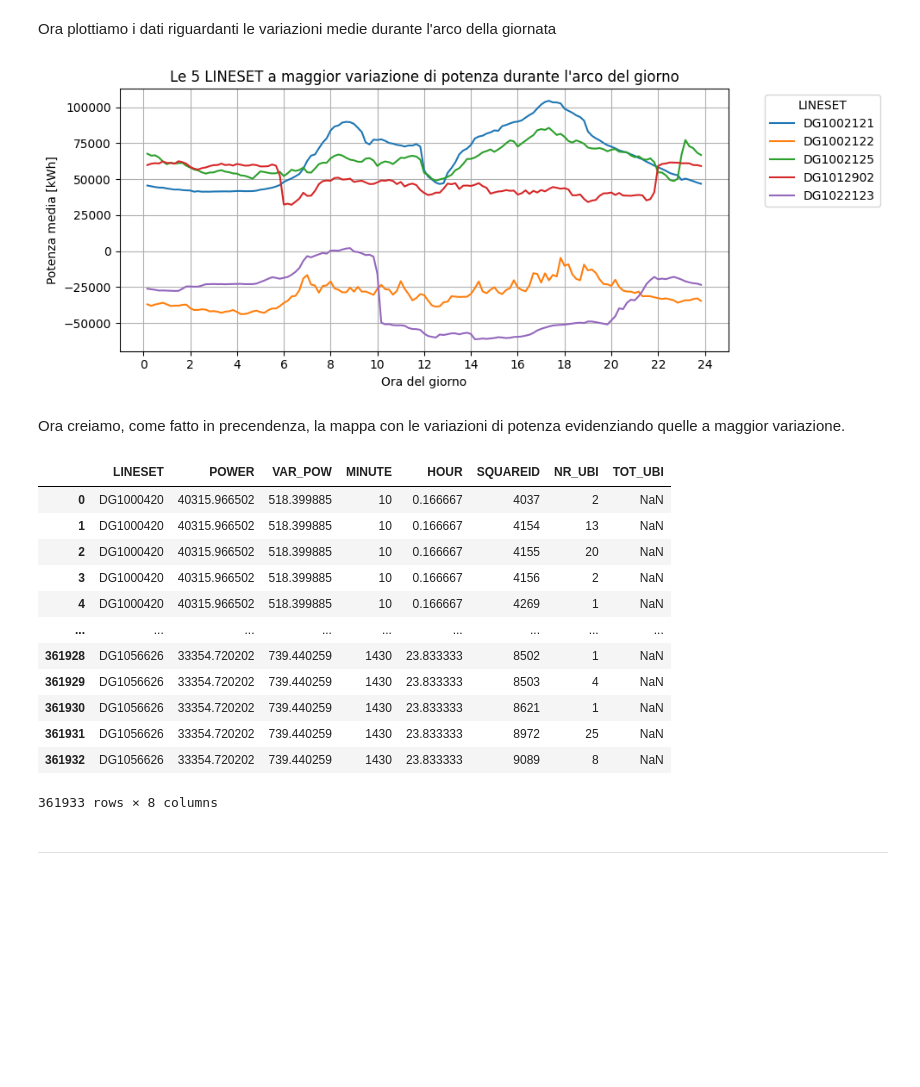
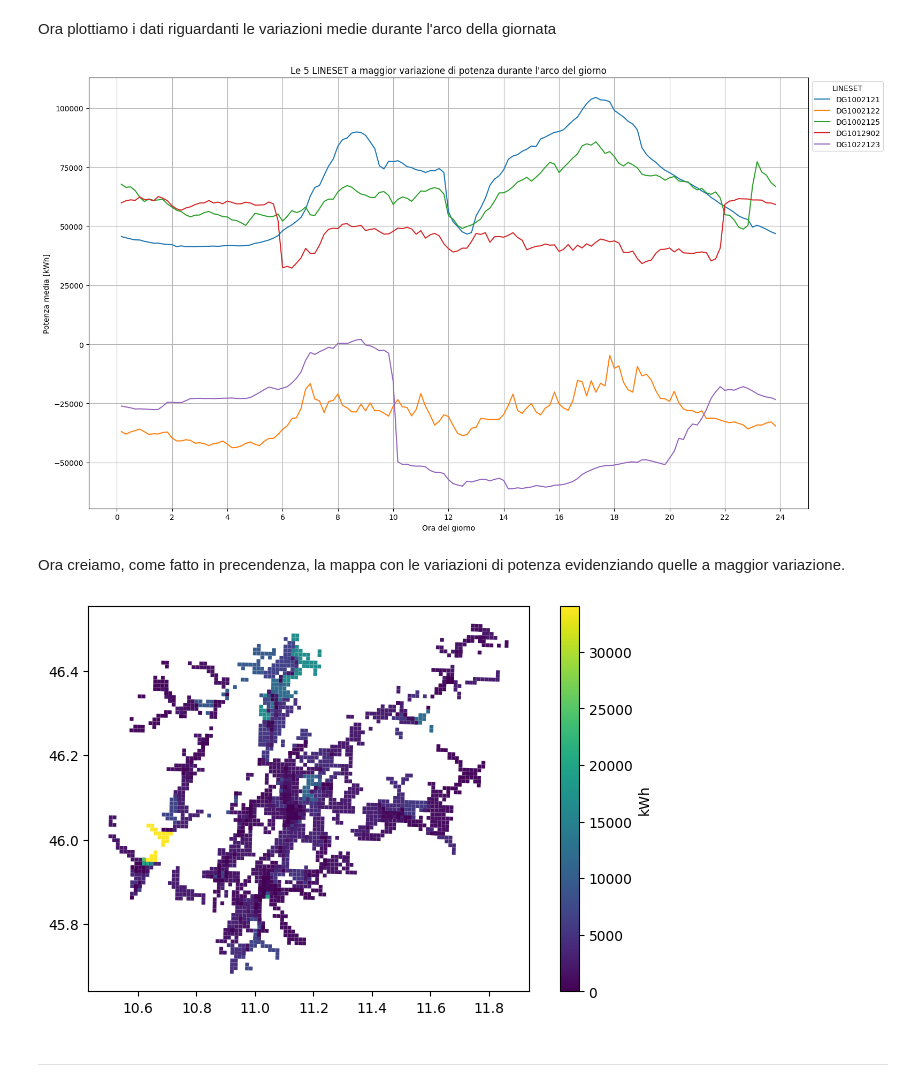
Before and after one commit to MarcoFava/Lavandini, a Jupyter notebook: EDA.ipynb, the cells around one changed output. Drawn from its saved outputs; the diff is of its cells as text; code cells hidden in the pictures; blank space fills up the shorter version.

Commit message:
plot

```diff
--- a/EDA.ipynb
+++ b/EDA.ipynb
@@ -265,75 +274,65 @@ Ora plottiamo i dati riguardanti le variazioni medie durante l'arco della giorna
 # %%
 # creiamo la colonna ore
 var_day_df['HOUR'] = var_day_df['MINUTE'] / 60
 
 # Creiamo la figura
-fig_day = plt.figure(figsize=(10, 4))
+fig_day = plt.figure(figsize=(16, 9))
 
 # Loop attraverso i LINESET dove la variazione di potenza supera i 12000 kWh (così preso in modo da avere solo le 5 linee a variazione magiore)
 # e plottiamo POWER in funzione di HOUR
 for lineset in var_day_df['LINESET'][var_day_df['VAR_POW']>12e3].unique():
     subset = var_day_df[var_day_df['LINESET'] == lineset]
     plt.plot(subset['HOUR'], subset['POWER'], label=lineset)
 
 # aggiungo le label e il titolo
 plt.xlabel('Ora del giorno')
 plt.ylabel('Potenza media [kWh]')
 plt.title('Le 5 LINESET a maggior variazione di potenza durante l\'arco del giorno')
 
 # cambio xticks in modo da mostrare una tacca ogni 2 ore e aggiungo griglia
 plt.xticks(np.arange(0,25,step=2))
 plt.grid()
 
 # legenda per le diverse LINESET
-plt.legend(title='LINESET', bbox_to_anchor=(1.05, 1), loc='upper left')
+plt.legend(title='LINESET', bbox_to_anchor=(1, 1), loc='upper left')
 
 # mostriamo il grafico
 plt.tight_layout()
 plt.show()
 # %% [output]
-[figure, old version]
+[figure, new version]
 # %% [markdown]
 Ora creiamo, come fatto in precendenza, la mappa con le variazioni di potenza evidenziando quelle a maggior variazione.
 # %%
-# uniamo var_da_df e lin_df per le informazioni su gli SQUAREID
-temp_df = pd.merge(var_day_df,lin_df,on="LINESET")
-temp_df["TOT_UBI"] = lin_df.groupby("SQUAREID")["NR_UBI"].transform("sum")
-# temp_df = temp_df["VAR_POW"] * temp_df["NR_UBI"] / temp_df["TOT_UBI"]
-# temp_df = pd.merge(var_day_df[var_day_df['VAR_POW']>12e3],lin_df,on="LINESET",how='left')
+# Seleziono la variazione massima per ogni linea
+temp_df = var_day_df.loc[var_day_df.groupby('LINESET')['VAR_POW'].idxmax()].reset_index(drop=True)
+temp_df = temp_df[["LINESET",'VAR_POW']]
+
+# uniamo ai dati delle linee e facciamo una media ponderata sulle ubicazioni
+temp_df = pd.merge(temp_df,lin_df,on="LINESET")
+temp_df["TOT_UBI"] = temp_df.groupby("SQUAREID")["NR_UBI"].transform("sum")
+temp_df["VAR_POW_W"] = temp_df["VAR_POW"] * temp_df["NR_UBI"] / temp_df["TOT_UBI"]
+
+# trasformiamo il dataframe in un geodataframe
+temp_df = gp.GeoDataFrame(temp_df)
 
 
-# temp_df = temp_df.groupby(["LINESET", "SQUAREID", "NR_UBI"])["VAR_POW"].max().reset_index()
-# temp_df = temp_df.rename(columns={"VAR_POW": "VAR_POW_MAX"})
+var_day_gdf = pd.merge(tn_grid_gdf,temp_df,left_on="cellId",right_on="SQUAREID").rename(columns={"cellId":"SQUAREID"})
 
-# var_day_gdf = pd.merge(tn_grid_gdf,temp_df,left_on="cellId",right_on="SQUAREID").rename(columns={"cellId":"SQUAREID"})
-temp_df
 
-# # create the figure and axes
-# fig, ax = plt.subplots(figsize=(8, 5))
+# create the figure and axes
+fig, ax = plt.subplots(figsize=(8, 5))
 
-# # create the colour shade
-# norm = TwoSlopeNorm(vmin=grid_mean_gpd['W_POWER'].min(),
-#                     vcenter=0,
-#                     vmax=grid_mean_gpd['W_POWER'].max())
+# create the colour shade
+# norm = TwoSlopeNorm(vmin=var_day_gdf['VAR_POW_W'].min(),
+#                     vcenter=var_day_gdf['VAR_POW_W'].mean(),
+#                     vmax=var_day_gdf['VAR_POW_W'].max())
 
-# # plot the map
-# grid_mean_gpd.plot(column='W_POWER', ax=ax, legend=True, legend_kwds={'label': "kWh", 'orientation': "vertical"},
-#                    cmap='RdBu_r', norm=norm)
-# plt.show()
+# plot the map
+var_day_gdf.plot(column='VAR_POW_W', ax=ax, legend=True, legend_kwds={'label': "kWh", 'orientation': "vertical"})
+plt.show()
 # %% [output]
-|  | LINESET | POWER | VAR_POW | MINUTE | HOUR | SQUAREID | NR_UBI | TOT_UBI |
-| 0 | DG1000420 | 40315.966502 | 518.399885 | 10 | 0.166667 | 4037 | 2 | NaN |
-| 1 | DG1000420 | 40315.966502 | 518.399885 | 10 | 0.166667 | 4154 | 13 | NaN |
-| 2 | DG1000420 | 40315.966502 | 518.399885 | 10 | 0.166667 | 4155 | 20 | NaN |
-| 3 | DG1000420 | 40315.966502 | 518.399885 | 10 | 0.166667 | 4156 | 2 | NaN |
-| 4 | DG1000420 | 40315.966502 | 518.399885 | 10 | 0.166667 | 4269 | 1 | NaN |
-| ... | ... | ... | ... | ... | ... | ... | ... | ... |
-| 361928 | DG1056626 | 33354.720202 | 739.440259 | 1430 | 23.833333 | 8502 | 1 | NaN |
-| 361929 | DG1056626 | 33354.720202 | 739.440259 | 1430 | 23.833333 | 8503 | 4 | NaN |
-| 361930 | DG1056626 | 33354.720202 | 739.440259 | 1430 | 23.833333 | 8621 | 1 | NaN |
-| 361931 | DG1056626 | 33354.720202 | 739.440259 | 1430 | 23.833333 | 8972 | 25 | NaN |
-| 361932 | DG1056626 | 33354.720202 | 739.440259 | 1430 | 23.833333 | 9089 | 8 | NaN |
-361933 rows × 8 columns
+[figure, added]
 # %% [markdown]
 ---
 # %% [markdown]
```
Also changed, not shown: parts of 2 cells of this notebook.
